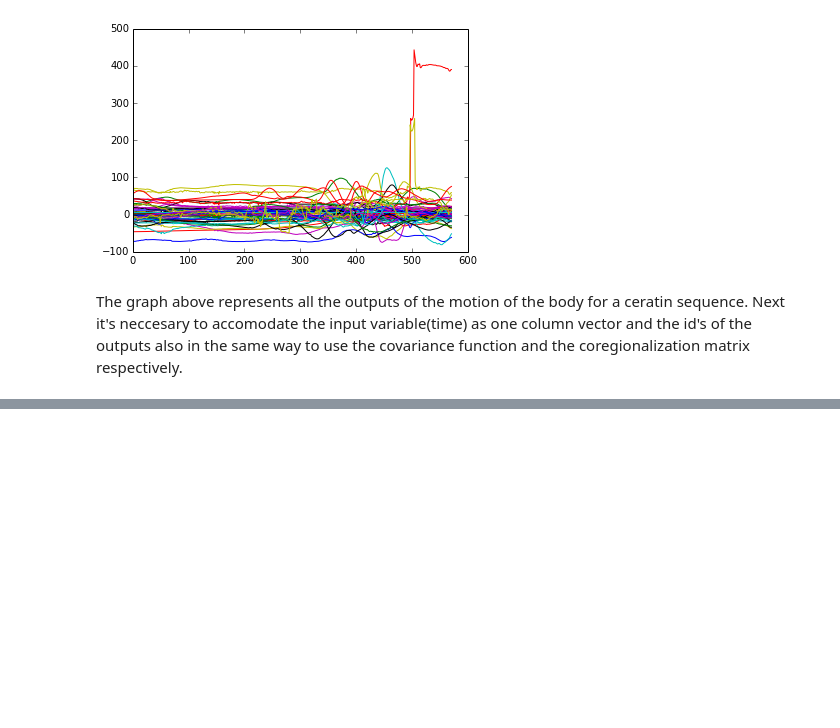
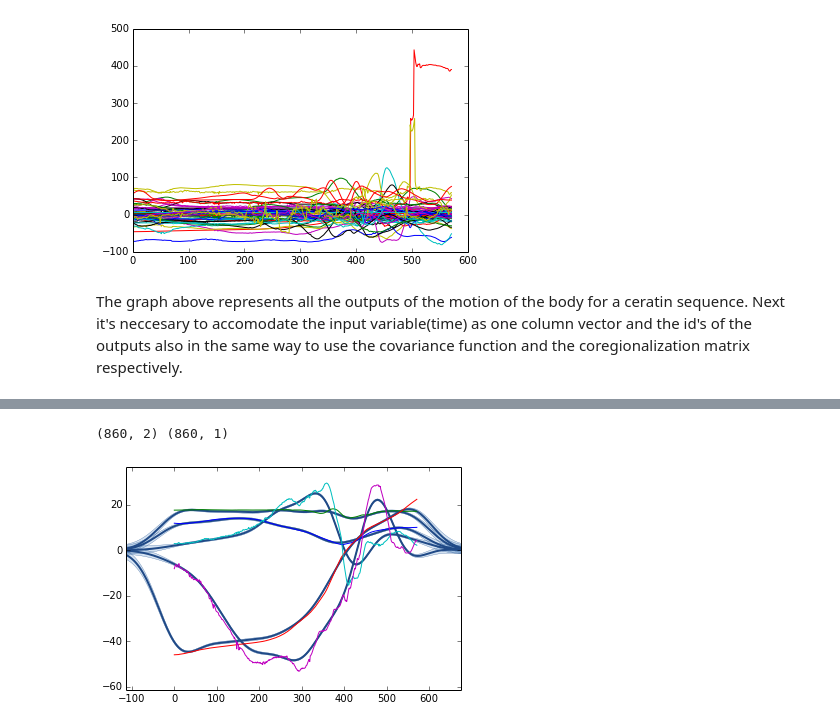
Before and after one commit to juangil/machine_learning_class, a Jupyter notebook: GP_tests/mocap_test_1/MOGP_mocap_1.ipynb, the cells around one changed output, grey strips where cells are left out. Cells and saved outputs as stored; diff of their text form; code cells hidden in the pictures; blank space fills up the shorter version.

```diff
--- a/GP_tests/mocap_test_1/MOGP_mocap_1.ipynb
+++ b/GP_tests/mocap_test_1/MOGP_mocap_1.ipynb
@@ -172,0 +208,43 @@ IndexError: index 2 is out of bounds for axis 1 with size 2
+# %%
+n_frames = time_stamps.shape[0]
+n_outputs = 5
+index = np.random.permutation(n_frames)
+Ntest = 400
+input_t = index[Ntest:X.shape[1]]
+input_t = input_t[:,None]
+input_test = index[0:Ntest]
+input_test = input_test[:,None]
+
+Y_train = np.zeros((X.shape[0], X.shape[1] - Ntest))
+Y_test = np.zeros((X.shape[0], Ntest))
+for i in range(0,X.shape[0]):
+    Y_train[i,:] = X[i,index[Ntest:X.shape[1]]]
+    Y_test[i,:] = X[i,index[0:Ntest]]
+
+sup_input_test = input_test
+sup_input_id = np.zeros(sup_input_test.shape[0])
+tmp_input = sup_input_test
+for i in range(1,n_signals):
+        tmp_input = np.append(tmp_input, sup_input_test)
+        tmp_input_id = np.linspace(i,i,Ntest)
+        sup_input_id = np.append(sup_input_id, tmp_input_id)
+
+sup_input_test = tmp_input
+X_test = np.vstack((sup_input_test, sup_input_id))
+X_test = X_test.transpose()
+#print X_test
+model, sup_input, sup_output = GPTest(Y_train, input_t, n_outputs)
+#print sup_input
+#print X_test.shape, X_train.shape
+# %% [output]
+(860, 2) (860, 1)
+# %%
+for i in range(5):
+    model.plot(fignum=1,fixed_inputs=[(1, i)],plot_raw=True)
+for i in range(0,5):
+    # extract the event
+    x_event = time_stamps
+    y_event = X[i,:]
+    pb.plot(x_event, y_event)
+# %% [output]
+[figure, added]
```
Also changed, not shown: parts of 9 cells of this notebook.
